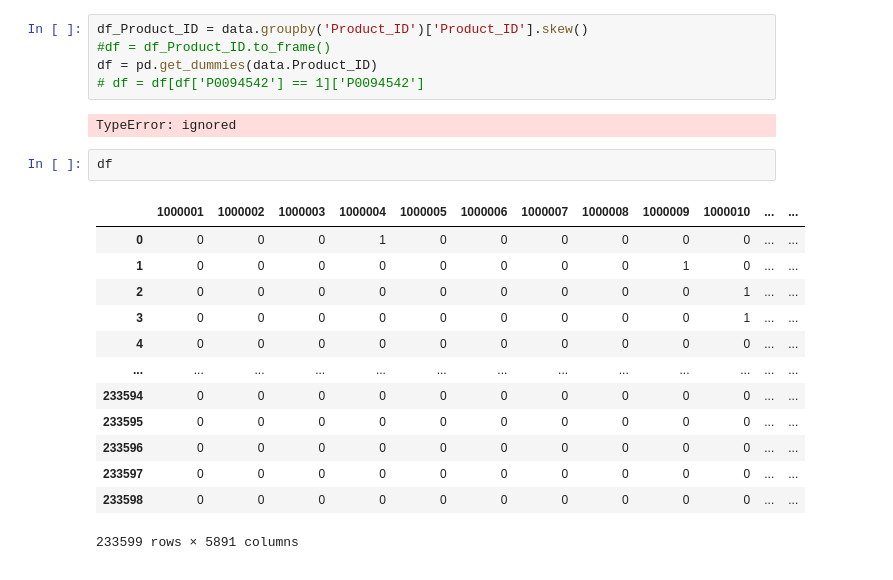
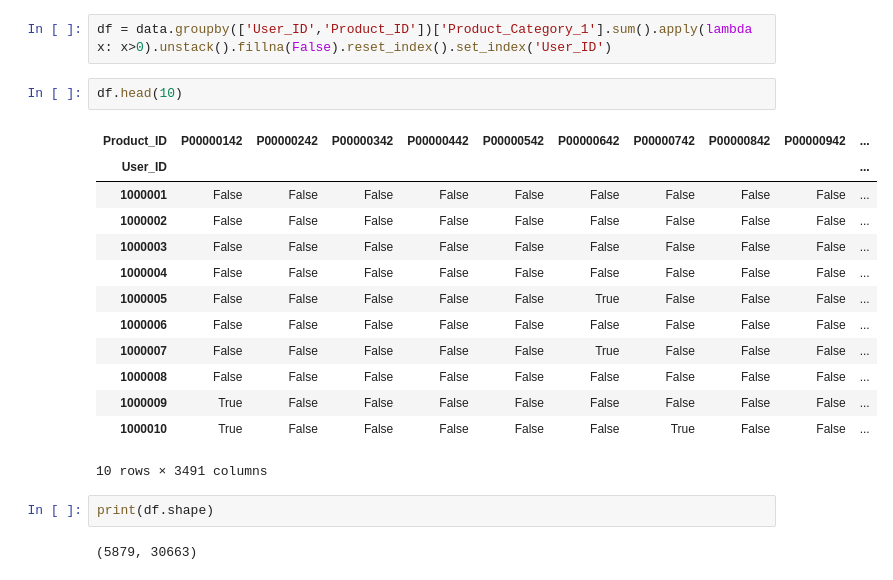
Before and after one commit to Ana-AlonsoCanizares/Practicas_Individuales, a Jupyter notebook: LAB02_Pr1_RA.ipynb, the cells around one changed output. Cells and saved outputs as stored; diff of their text form.

```diff
--- a/LAB02_Pr1_RA.ipynb
+++ b/LAB02_Pr1_RA.ipynb
@@ -88,26 +54,25 @@ dtype: object
-# %%
-df_Product_ID = data.groupby('Product_ID')['Product_ID'].skew()
-#df = df_Product_ID.to_frame()
-df = pd.get_dummies(data.Product_ID)
-# df = df[df['P0094542'] == 1]['P0094542']
-# %% [output]
-TypeError: ignored
+# %%
+df = data.groupby(['User_ID','Product_ID'])['Product_Category_1'].sum().apply(lambda x: x>0).unstack().fillna(False).reset_index().set_index('User_ID')
 # %%
-df
+df.head(10)
 # %% [output]
-|  | 1000001 | 1000002 | 1000003 | 1000004 | 1000005 | 1000006 | 1000007 | 1000008 | 1000009 | 1000010 | ... | ... |
-| 0 | 0 | 0 | 0 | 1 | 0 | 0 | 0 | 0 | 0 | 0 | ... | ... |
-| 1 | 0 | 0 | 0 | 0 | 0 | 0 | 0 | 0 | 1 | 0 | ... | ... |
-| 2 | 0 | 0 | 0 | 0 | 0 | 0 | 0 | 0 | 0 | 1 | ... | ... |
-| 3 | 0 | 0 | 0 | 0 | 0 | 0 | 0 | 0 | 0 | 1 | ... | ... |
-| 4 | 0 | 0 | 0 | 0 | 0 | 0 | 0 | 0 | 0 | 0 | ... | ... |
-| ... | ... | ... | ... | ... | ... | ... | ... | ... | ... | ... | ... | ... |
-| 233594 | 0 | 0 | 0 | 0 | 0 | 0 | 0 | 0 | 0 | 0 | ... | ... |
-| 233595 | 0 | 0 | 0 | 0 | 0 | 0 | 0 | 0 | 0 | 0 | ... | ... |
-| 233596 | 0 | 0 | 0 | 0 | 0 | 0 | 0 | 0 | 0 | 0 | ... | ... |
-| 233597 | 0 | 0 | 0 | 0 | 0 | 0 | 0 | 0 | 0 | 0 | ... | ... |
-| 233598 | 0 | 0 | 0 | 0 | 0 | 0 | 0 | 0 | 0 | 0 | ... | ... |
+| Product_ID | P00000142 | P00000242 | P00000342 | P00000442 | P00000542 | P00000642 | P00000742 | P00000842 | P00000942 | ... |
+| User_ID |  |  |  |  |  |  |  |  |  | ... |
+| 1000001 | False | False | False | False | False | False | False | False | False | ... |
+| 1000002 | False | False | False | False | False | False | False | False | False | ... |
+| 1000003 | False | False | False | False | False | False | False | False | False | ... |
+| 1000004 | False | False | False | False | False | False | False | False | False | ... |
+| 1000005 | False | False | False | False | False | True | False | False | False | ... |
+| 1000006 | False | False | False | False | False | False | False | False | False | ... |
+| 1000007 | False | False | False | False | False | True | False | False | False | ... |
+| 1000008 | False | False | False | False | False | False | False | False | False | ... |
+| 1000009 | True | False | False | False | False | False | False | False | False | ... |
+| 1000010 | True | False | False | False | False | False | True | False | False | ... |
-233599 rows × 5891 columns
+10 rows × 3491 columns
+# %%
+print(df.shape)
+# %% [output]
+(5879, 30663)
 # %%
 # Building the model
 frq_items = apriori(df, min_support = 0.05, use_colnames = True)
```
Also changed, not shown: parts of 4 cells of this notebook.
